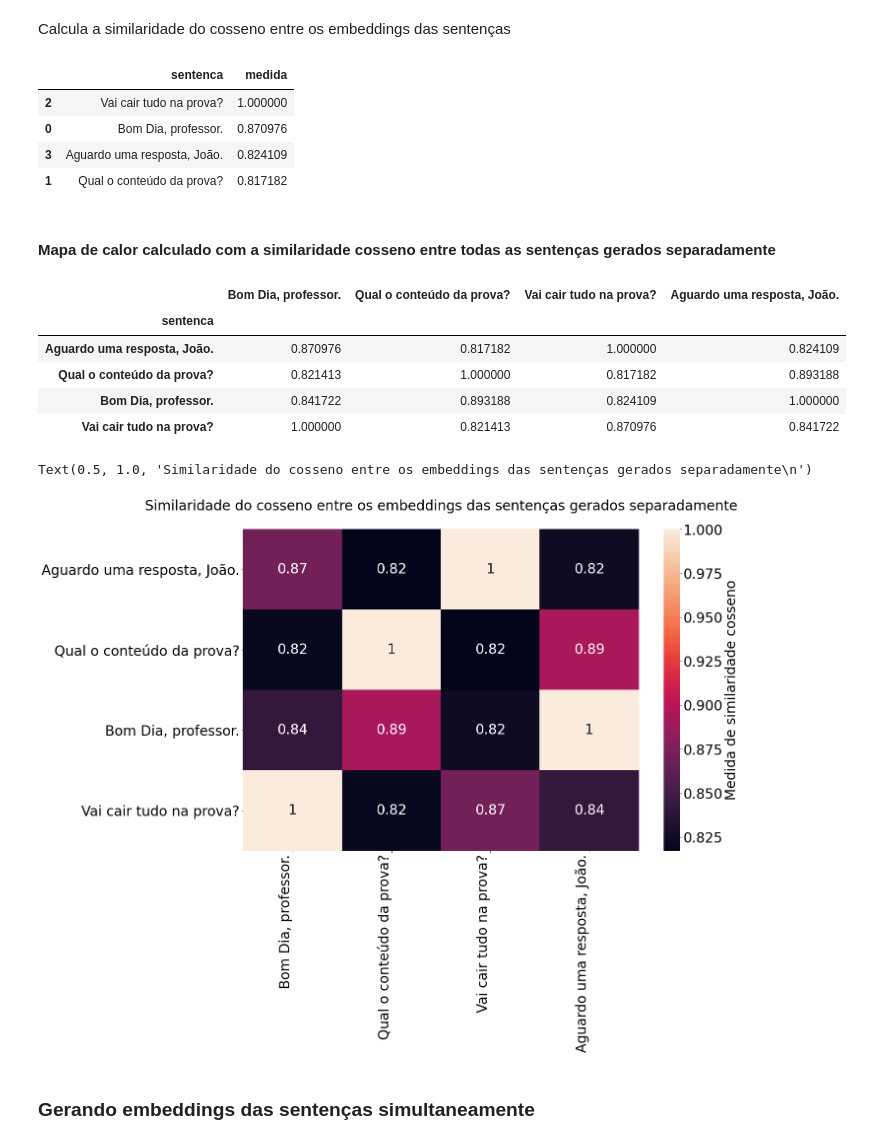
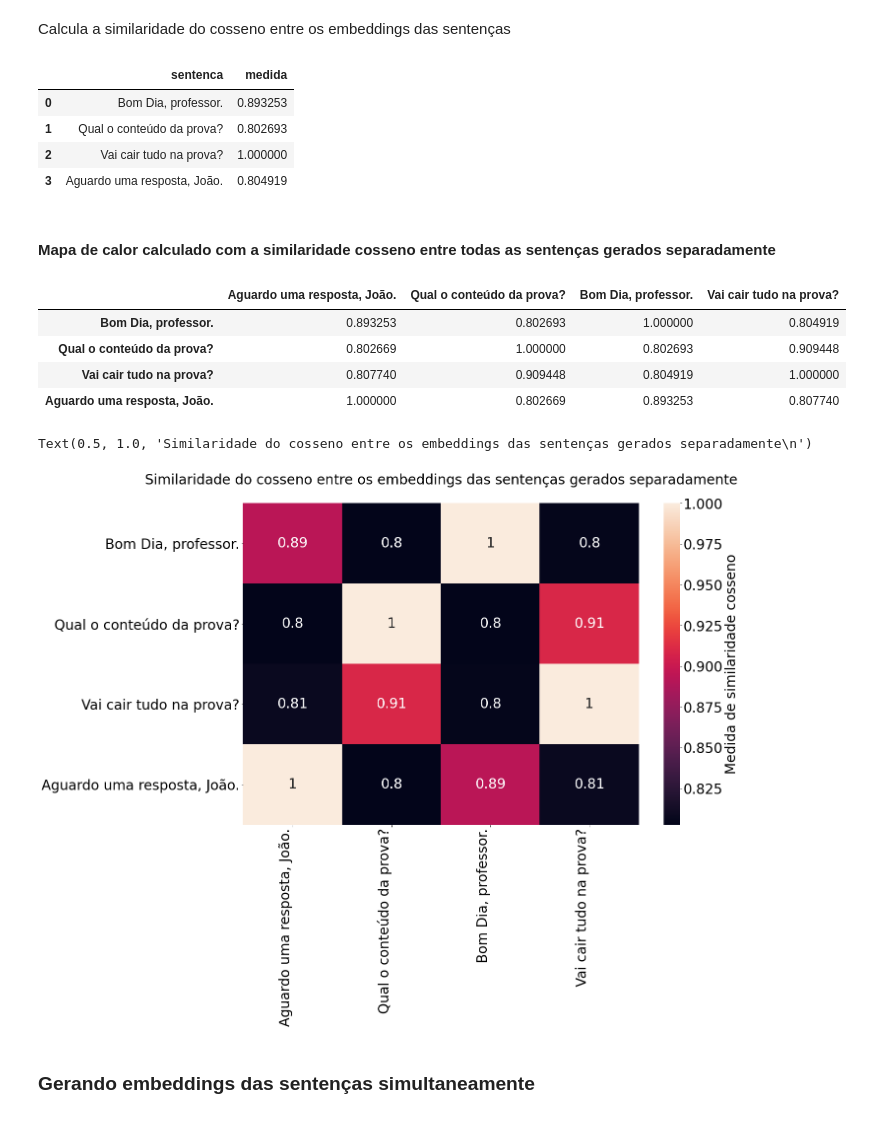
Before and after one commit to osmarbraz/exemplos_BERT, a Jupyter notebook: ExemplosWordEmbeddingContextualBERT_pt_br_sentenca.ipynb, the cells around one changed output. Cells and saved outputs as stored; diff of their text form; code cells hidden in the pictures.

```diff
--- a/ExemplosWordEmbeddingContextualBERT_pt_br_sentenca.ipynb
+++ b/ExemplosWordEmbeddingContextualBERT_pt_br_sentenca.ipynb
@@ -198,10 +198,10 @@ URL_MODELO = None
 # Comente uma das urls para carregar modelos de tamanhos diferentes(base/large)
 # URL_MODELO do arquivo do modelo tensorflow
 # arquivo menor(base) 1.1 Gbytes
-URL_MODELO = 'https://neuralmind-ai.s3.us-east-2.amazonaws.com/nlp/bert-base-portuguese-cased/bert-base-portuguese-cased_pytorch_checkpoint.zip'
+#URL_MODELO = 'https://neuralmind-ai.s3.us-east-2.amazonaws.com/nlp/bert-base-portuguese-cased/bert-base-portuguese-cased_pytorch_checkpoint.zip'
 
 # arquivo grande(large) 3.5 Gbytes
-#URL_MODELO = 'https://neuralmind-ai.s3.us-east-2.amazonaws.com/nlp/bert-large-portuguese-cased/bert-large-portuguese-cased_pytorch_checkpoint.zip'
+URL_MODELO = 'https://neuralmind-ai.s3.us-east-2.amazonaws.com/nlp/bert-large-portuguese-cased/bert-large-portuguese-cased_pytorch_checkpoint.zip'
 
 # Se a variável foi setada
 if URL_MODELO:
@@ -292,8 +292,7 @@ else:
     print('Carregando o tokenizador da comunidade...')
 
     #tokenizer = BertTokenizer.from_pretrained('neuralmind/bert-base-portuguese-cased', do_lower_case=False)
-    tokenizer = BertTokenizer.from_pretrained('neuralmind/bert-large-portuguese-cased',
-                                              do_lower_case=False)
+    tokenizer = BertTokenizer.from_pretrained('neuralmind/bert-large-portuguese-cased', do_lower_case=False)
 # %% [output]
 Carrgando o tokenizador BERT do diretório /content/modelo...
 # %% [markdown]
@@ -6876,49 +6875,46 @@ cos_matrix = cosine_similarity(embed_matrix1,embed_matrix2)
 # Coloca a similaridade para a primeira sentença
 df1['medida'] = cos_matrix[0]
 
-# Ordena pela medida
-df1.sort_values('medida', ascending = False)
+df1
 # %% [output]
 |  | sentenca | medida |
+| 0 | Bom Dia, professor. | 0.893253 |
+| 1 | Qual o conteúdo da prova? | 0.802693 |
 | 2 | Vai cair tudo na prova? | 1.000000 |
-| 0 | Bom Dia, professor. | 0.870976 |
-| 3 | Aguardo uma resposta, João. | 0.824109 |
-| 1 | Qual o conteúdo da prova? | 0.817182 |
+| 3 | Aguardo uma resposta, João. | 0.804919 |
 # %% [markdown]
 #### Mapa de calor calculado com a similaridade cosseno entre todas as sentenças gerados separadamente
 # %%
 # Cria o dataframe da lista com as sentenças como nome das colunas
-df1 = pd.DataFrame(cos_matrix,columns = texto_1)
-# Indexa pela sentença
-df1.index = df2.sentenca
+df1 = pd.DataFrame(cos_matrix,columns = texto_2)
+# Indexa pelas sentença do texto_1
+df1.index = texto_1
 df1
 # %% [output]
-|  | Bom Dia, professor. | Qual o conteúdo da prova? | Vai cair tudo na prova? | Aguardo uma resposta, João. |
-| sentenca |  |  |  |  |
-| Aguardo uma resposta, João. | 0.870976 | 0.817182 | 1.000000 | 0.824109 |
-| Qual o conteúdo da prova? | 0.821413 | 1.000000 | 0.817182 | 0.893188 |
-| Bom Dia, professor. | 0.841722 | 0.893188 | 0.824109 | 1.000000 |
-| Vai cair tudo na prova? | 1.000000 | 0.821413 | 0.870976 | 0.841722 |
+|  | Aguardo uma resposta, João. | Qual o conteúdo da prova? | Bom Dia, professor. | Vai cair tudo na prova? |
+| Bom Dia, professor. | 0.893253 | 0.802693 | 1.000000 | 0.804919 |
+| Qual o conteúdo da prova? | 0.802669 | 1.000000 | 0.802693 | 0.909448 |
+| Vai cair tudo na prova? | 0.807740 | 0.909448 | 0.804919 | 1.000000 |
+| Aguardo uma resposta, João. | 1.000000 | 0.802669 | 0.893253 | 0.807740 |
 # %%
 # Importa a biblioteca
 import seaborn as sns
 import matplotlib.pyplot as plt
 
 # Tamanho da figura
 fig, ax = plt.subplots(figsize=(18,12))
 
 # Cria o gráfico
-ax = sns.heatmap(cos_matrix, xticklabels=texto_1, yticklabels=texto_2, cbar_kws={'label': 'Medida de similaridade cosseno'}, annot=True)
-
+ax = sns.heatmap(cos_matrix, xticklabels=texto_2, yticklabels=texto_1, cbar_kws={'label': 'Medida de similaridade cosseno'}, annot=True)
 
 ax.set_yticklabels(ax.get_yticklabels(), rotation=0, horizontalalignment='right')
 ax.set_xticklabels(ax.get_xticklabels(), rotation=90, horizontalalignment='right')
 
 # Coloca o título da matriz
 ax.axes.set_title("Similaridade do cosseno entre os embeddings das sentenças gerados separadamente\n")
 # %% [output]
 Text(0.5, 1.0, 'Similaridade do cosseno entre os embeddings das sentenças gerados separadamente\n')
-[figure, old version]
+[figure, new version]
 # %% [markdown]
 ### Gerando embeddings das sentenças simultaneamente
 # %% [markdown]
```
Also changed, not shown: parts of 130 cells of this notebook.
